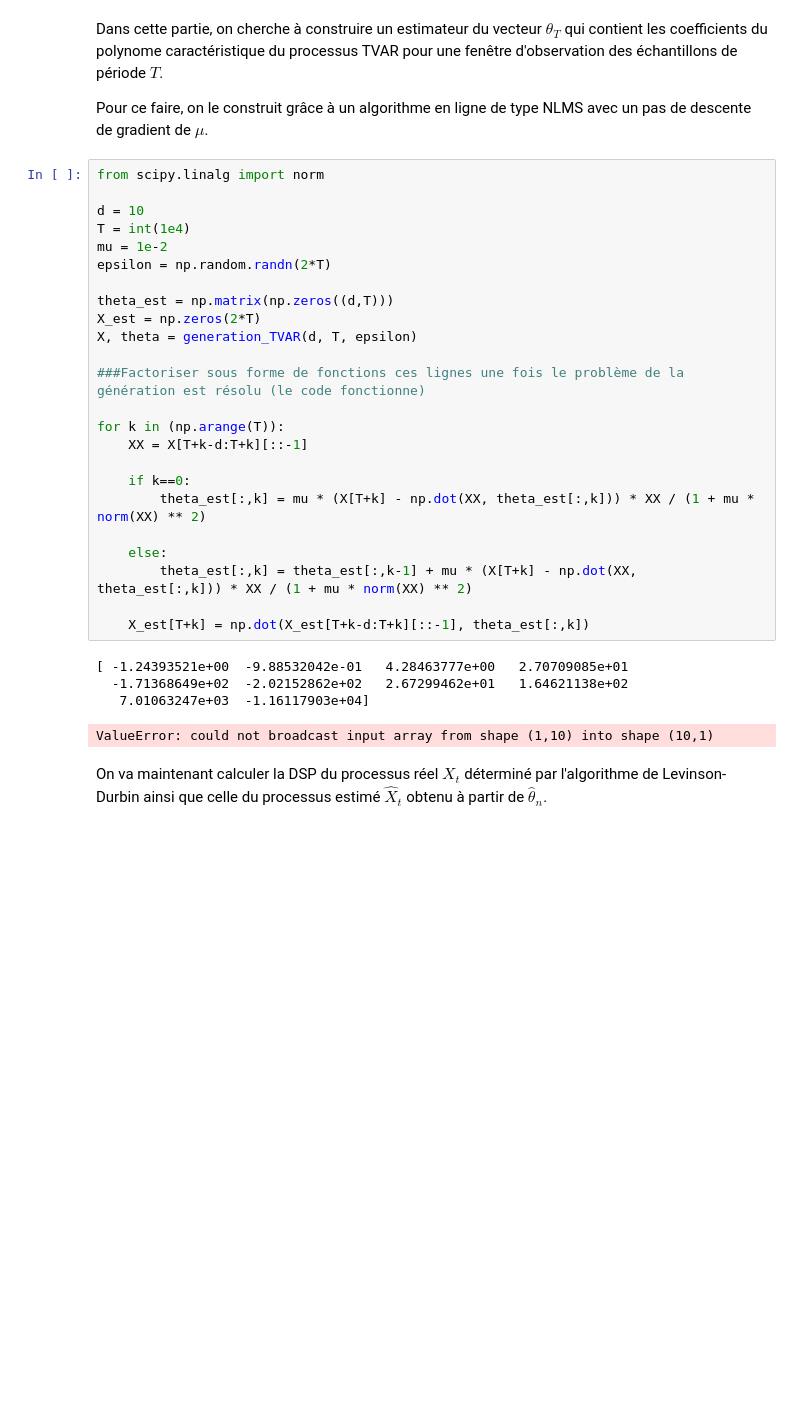
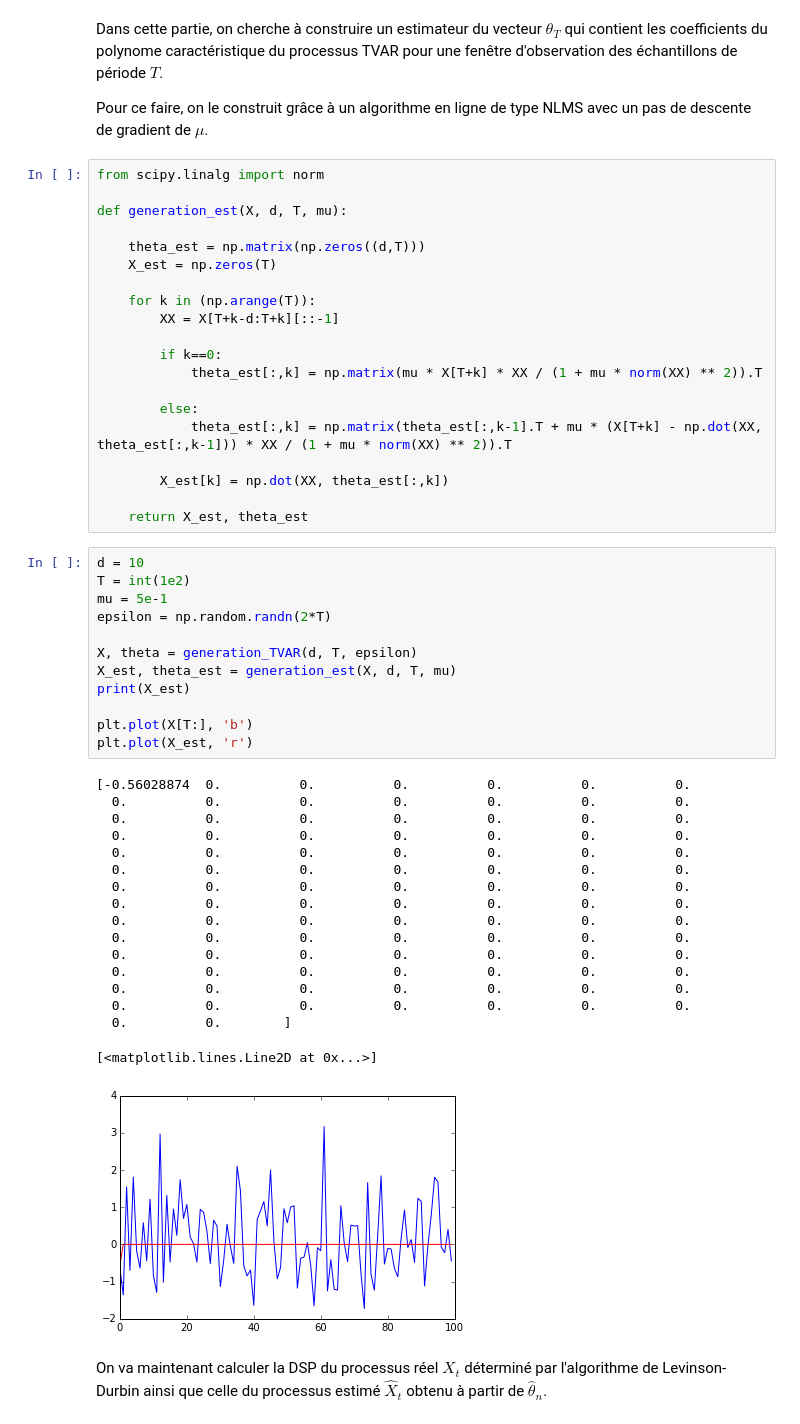
Before and after one commit to jngod2011/TVAR_Prediction, a Jupyter notebook: SIGMA205_exemple_TVAR(2).ipynb, the cells around one changed output. Saved outputs shown, nothing was run; the diff lists cells and outputs as text; blank space fills up the shorter version.

Commit message:
Fonctions Levinson et estimateur ok

```diff
--- a/SIGMA205_exemple_TVAR(2).ipynb
+++ b/SIGMA205_exemple_TVAR(2).ipynb
@@ -277,32 +271,53 @@ Pour ce faire, on le construit grâce à un algorithme en ligne de type NLMS ave
 # %%
 from scipy.linalg import norm
 
-d = 10
-T = int(1e4)
-mu = 1e-2
-epsilon = np.random.randn(2*T)
+def generation_est(X, d, T, mu):
 
-theta_est = np.matrix(np.zeros((d,T)))
-X_est = np.zeros(2*T)
-X, theta = generation_TVAR(d, T, epsilon)
+    theta_est = np.matrix(np.zeros((d,T)))
+    X_est = np.zeros(T)
 
-###Factoriser sous forme de fonctions ces lignes une fois le problème de la génération est résolu (le code fonctionne)
+    for k in (np.arange(T)):
+        XX = X[T+k-d:T+k][::-1]
 
-for k in (np.arange(T)):
-    XX = X[T+k-d:T+k][::-1]
+        if k==0:
+            theta_est[:,k] = np.matrix(mu * X[T+k] * XX / (1 + mu * norm(XX) ** 2)).T
 
-    if k==0:
-        theta_est[:,k] = mu * (X[T+k] - np.dot(XX, theta_est[:,k])) * XX / (1 + mu * norm(XX) ** 2)
+        else:
+            theta_est[:,k] = np.matrix(theta_est[:,k-1].T + mu * (X[T+k] - np.dot(XX, theta_est[:,k-1])) * XX / (1 + mu * norm(XX) ** 2)).T
 
-    else:
-        theta_est[:,k] = theta_est[:,k-1] + mu * (X[T+k] - np.dot(XX, theta_est[:,k])) * XX / (1 + mu * norm(XX) ** 2)
+        X_est[k] = np.dot(XX, theta_est[:,k])
 
-    X_est[T+k] = np.dot(X_est[T+k-d:T+k][::-1], theta_est[:,k])
+    return X_est, theta_est
-# %% [output]
-[ -1.24393521e+00  -9.88532042e-01   4.28463777e+00   2.70709085e+01
-  -1.71368649e+02  -2.02152862e+02   2.67299462e+01   1.64621138e+02
-   7.01063247e+03  -1.16117903e+04]
-ValueError: could not broadcast input array from shape (1,10) into shape (10,1)
+# %%
+d = 10
+T = int(1e2)
+mu = 5e-1
+epsilon = np.random.randn(2*T)
+
+X, theta = generation_TVAR(d, T, epsilon)
+X_est, theta_est = generation_est(X, d, T, mu)
+print(X_est)
+
+plt.plot(X[T:], 'b')
+plt.plot(X_est, 'r')
+# %% [output]
+[-0.56028874  0.          0.          0.          0.          0.          0.
+  0.          0.          0.          0.          0.          0.          0.
+  0.          0.          0.          0.          0.          0.          0.
+  0.          0.          0.          0.          0.          0.          0.
+  0.          0.          0.          0.          0.          0.          0.
+  0.          0.          0.          0.          0.          0.          0.
+  0.          0.          0.          0.          0.          0.          0.
+  0.          0.          0.          0.          0.          0.          0.
+  0.          0.          0.          0.          0.          0.          0.
+  0.          0.          0.          0.          0.          0.          0.
+  0.          0.          0.          0.          0.          0.          0.
+  0.          0.          0.          0.          0.          0.          0.
+  0.          0.          0.          0.          0.          0.          0.
+  0.          0.          0.          0.          0.          0.          0.
+  0.          0.        ]
+[<matplotlib.lines.Line2D at 0x...>]
+[figure, added]
 # %% [markdown]
 On va maintenant calculer la DSP du processus réel $X_t$ déterminé par l'algorithme de Levinson-Durbin ainsi que celle du processus estimé $\hat X_t$ obtenu à partir de $\hat\theta_n$.
 # %%
```
Also changed, not shown: parts of 8 cells of this notebook.
